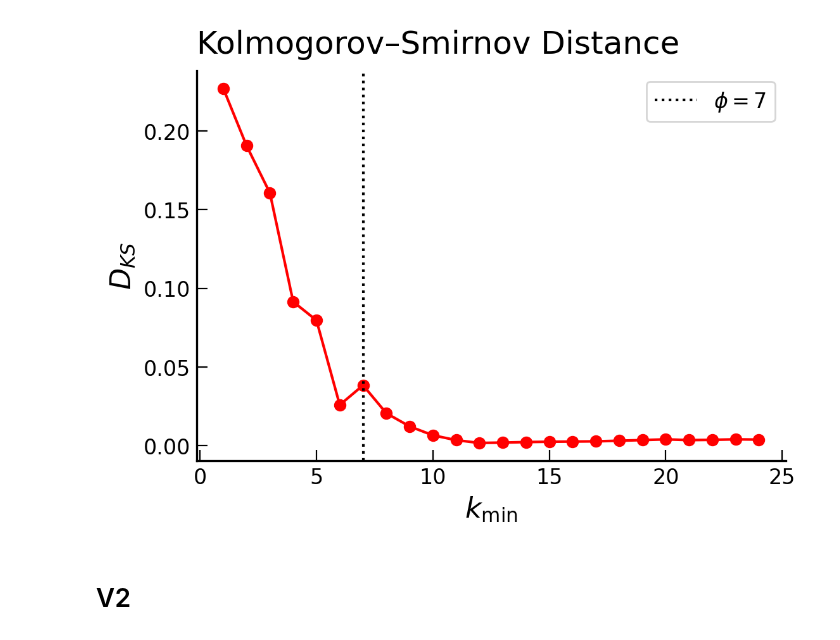
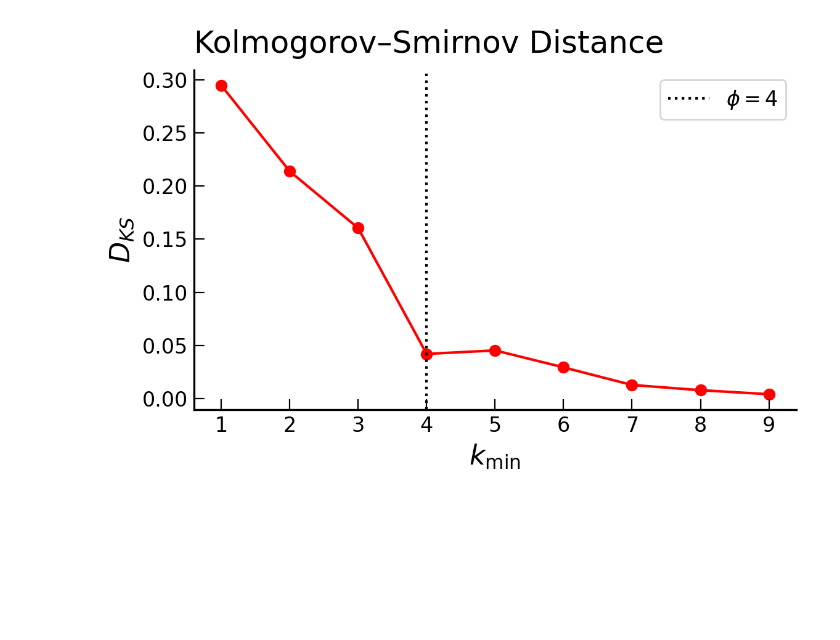
Before and after one commit to LassePSH/DualGraphDirCon, a Jupyter notebook: notebooks_lasse/degree_fit.ipynb, the cells around one changed output. Saved outputs shown, nothing was run; the diff lists cells and outputs as text; code cells hidden in the pictures; blank space fills up the shorter version.

```diff
--- a/notebooks_lasse/degree_fit.ipynb
+++ b/notebooks_lasse/degree_fit.ipynb
@@ -25,11 +25,9 @@ plt.rcParams['ytick.major.size'] = 6
 plt.rcParams['xtick.minor.size'] = 3
 plt.rcParams['ytick.minor.size'] = 3
 plt.rcParams['axes.titlepad'] = 10
-# %%
-# path = '/work/lpsha/data/regime/' # old
-path = '/home/lpsha/s154446/fractality/data/city_degrees/t10_a20/'
-cities = os.listdir(path)
-
-real_degree_sequence = np.array([])
-for city in tqdm(cities):
-        real_degree_sequence=np.append(real_degree_sequence, np.loadtxt(path+city))
+# %%
+for f in os.listdir('/home/lpsha/s154446/fractality/data/city_degrees/'):
+
+    path = '/home/lpsha/s154446/fractality/data/city_degrees/'+f+'/'
+    cities = os.listdir(path)
+    print(f"{f}: {len(cities)}")
@@ -111,7 +233,3 @@ def compute_ks(degree,min_range):
         ass.append(a)
 
     return np.array(distance), min_range, ass
-# %%
-d=real_degree_sequence
-d=d[d != 0]
-ks_dist, xmins, a = compute_ks(d, range(1,25))
@@ -118,29 +291,30 @@ ks_dist, xmins, a = compute_ks(d, range(1,25))
 # %%
-fig, ax2 = plt.subplots(nrows=1,ncols=1,dpi=200,figsize=(6,4))
+f = 't100_a10'
+path = '/home/lpsha/s154446/fractality/data/city_degrees/'+f+'/'
+full = np.array([])
+fig, ax = plt.subplots(nrows=1, ncols=1, figsize=(6, 4),dpi=200)
+cities = os.listdir(path)
+# --- Degree Distribution ---
+for city in cities:
+    d = np.load(path+city)['degree']
+    full = np.append(full, d)
 
-shift=7
-
-ax2.scatter(xmins,ks_dist,color='red')
-ax2.plot(xmins,ks_dist,color='red')
-
-
-ax2.axvline(shift, color='k', linestyle='dotted', label=r'$\phi = $' + str(shift))
-ax2.set_xlabel(r'$k_{\min}$')
-ax2.set_ylabel(r'$D_{KS}$')
-ax2.set_title('Kolmogorov–Smirnov Distance', loc='left')
-
-
-# Hide top/right spines (Nature style)
-ax2.spines['right'].set_visible(False)
-ax2.spines['top'].set_visible(False)
-
-# Only bottom/left axes
-ax2.xaxis.set_ticks_position('bottom')
-ax2.yaxis.set_ticks_position('left')
-
-plt.legend()
+# --- KS Distance ---
+d = full[full != 0]
+ks_dist, xmins, a = compute_ks(d, range(1, 10))
+shift = 4
+ax.scatter(xmins, ks_dist, color='red')
+ax.plot(xmins, ks_dist, color='red')
+ax.axvline(shift, color='k', linestyle='dotted', label=r'$\phi = $' + str(shift))
+ax.set_xlabel(r'$k_{\min}$')
+ax.set_ylabel(r'$D_{KS}$')
+ax.set_title('Kolmogorov–Smirnov Distance', loc='left')
+ax.spines['right'].set_visible(False)
+ax.spines['top'].set_visible(False)
+ax.xaxis.set_ticks_position('bottom')
+ax.yaxis.set_ticks_position('left')
+ax.legend()
+plt.tight_layout()
 plt.show()
 # %% [output]
-[figure, old version]
+[figure, new version]
-# %% [markdown]
-# V2
```
Also changed, not shown: parts of 10 cells of this notebook, 8 other files.
